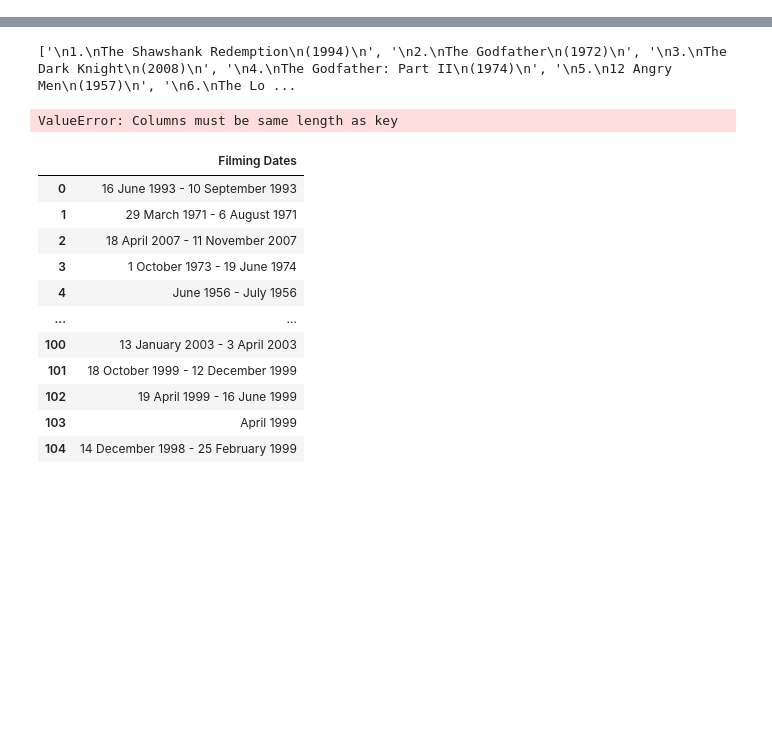
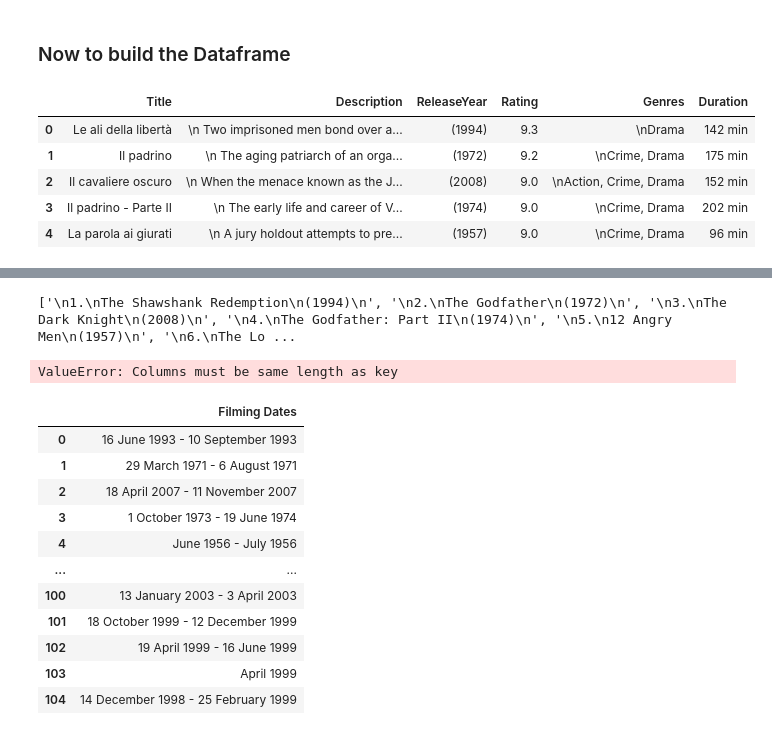
Before and after one commit to gyasis/ai-fall-exercises, a Jupyter notebook: M1/d10/project/Main_Info.ipynb, the cells around one changed output, grey strips where cells are left out. Cells and saved outputs as stored; diff of their text form; code cells hidden in the pictures; blank space fills up the shorter version.

```diff
--- a/M1/d10/project/Main_Info.ipynb
+++ b/M1/d10/project/Main_Info.ipynb
@@ -10,4 +10,6 @@ import re
 def myStrip(i):
     a = 0
     for a in range(0, len(i) ,1):
-       i[a] = i[a].text
+       i[a] = i[a].string
+    #print(i)
+    return i
@@ -42,0 +25,32 @@ NameError: name 'i' is not defined
+# %%
+
+
+
+#Using Soup Combo selector
+
+#first selects anchor tags withing each h3 tag
+Moviename = soup1.select("h3 a")
+
+#this was more difficult, search by css class and then pick the 3rd p tag down within the class
+Description = soup1.select(".lister-item-content > p:nth-of-type(2)")
+
+#this is easy, the target has its own class
+Releasedate = soup1.select(".lister-item-year")
+
+
+Directorname = soup1.select("p > a:nth-of-type(1)")
+#you can do multple selections with commas
+Stars = soup1.select("p > a:nth-of-type(2), p > a:nth-of-type(3),p > a:nth-of-type(4),p > a:nth-of-type(5)")
+
+#classes begin with dot notation, tags are alone, this selector looks for all strong tags that are within a div tag with the inline-block class
+Rating = soup1.select(".inline-block strong")
+
+Genres = soup1.select(".genre")
+Duration = soup1.select(".runtime")
+
+#this is for later as we have to drill down the page
+#Filmingdatas = soup.find_all(class_="")
+
+
+#now we strip all tags with a custom function
+Moviename = myStrip(Moviename) ; Description = myStrip(Description) ; Releasedate = myStrip(Releasedate) ; Directorname = myStrip(Directorname); Rating = myStrip(Rating); Genres = myStrip(Genres); Duration = myStrip(Duration); Stars = myStrip(Stars)
@@ -42,0 +72,14 @@ NameError: name 'i' is not defined
+# %% [markdown]
+
+### Now to build the Dataframe
+# %%
+BuildFrame = {'Title':Moviename, 'Description':Description, 'ReleaseYear':Releasedate, 'Rating': Rating, 'Genres':Genres, 'Duration':Duration}
+df = pd.DataFrame(BuildFrame)
+df.head(5)
+# %% [output]
+|  | Title | Description | ReleaseYear | Rating | Genres | Duration |
+| 0 | Le ali della libertà | \n Two imprisoned men bond over a... | (1994) | 9.3 | \nDrama | 142 min |
+| 1 | Il padrino | \n The aging patriarch of an orga... | (1972) | 9.2 | \nCrime, Drama | 175 min |
+| 2 | Il cavaliere oscuro | \n When the menace known as the J... | (2008) | 9.0 | \nAction, Crime, Drama | 152 min |
+| 3 | Il padrino - Parte II | \n The early life and career of V... | (1974) | 9.0 | \nCrime, Drama | 202 min |
+| 4 | La parola ai giurati | \n A jury holdout attempts to pre... | (1957) | 9.0 | \nCrime, Drama | 96 min |
```
Also changed, not shown: parts of 14 cells of this notebook, 2 other files.
